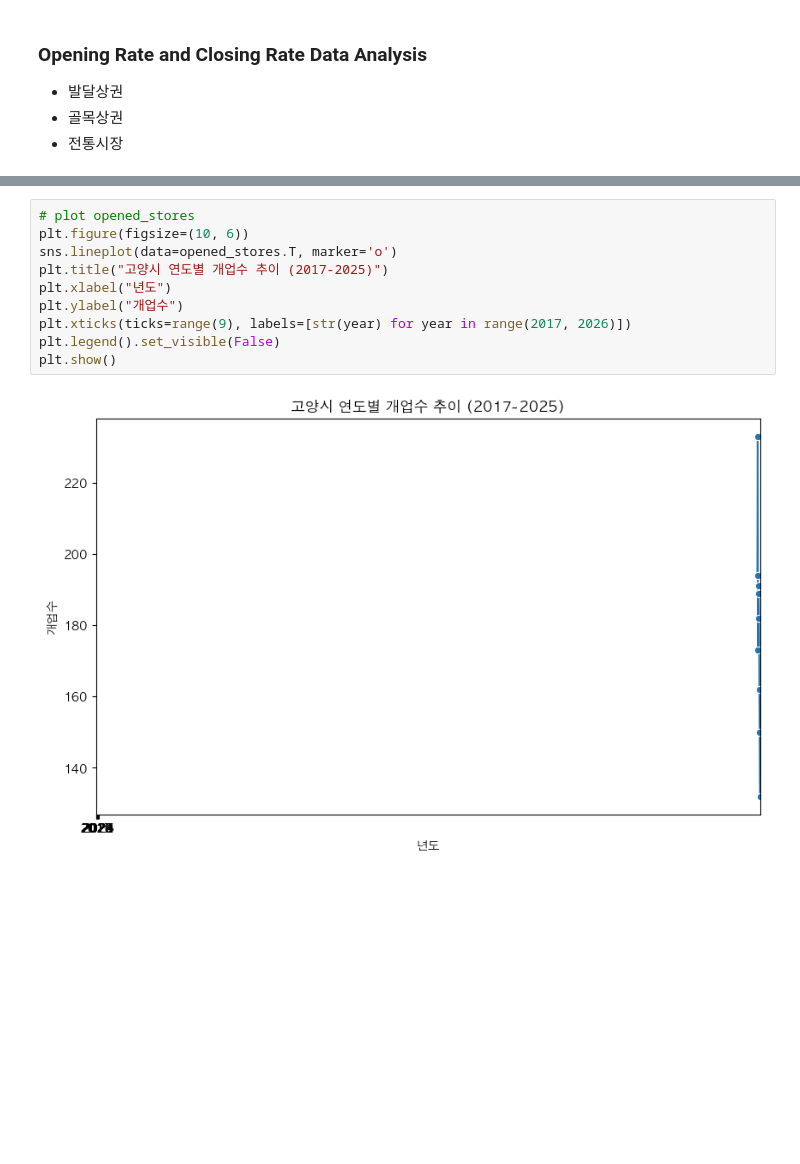
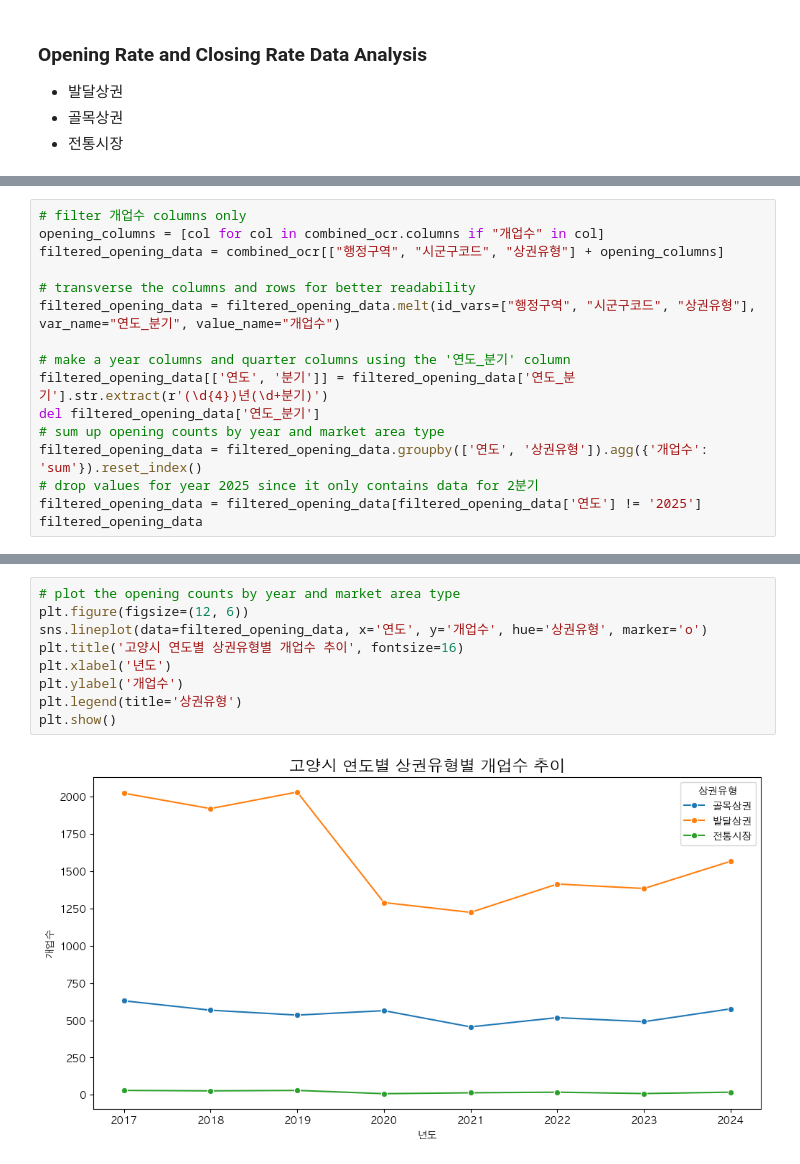
Before and after one commit to gisyun/Goyang_TradeAreaAnalysis, a Jupyter notebook: OCRateAnalysis.ipynb, the cells around one changed output, grey strips where cells are left out. Cells and saved outputs as stored; diff of their text form; blank space fills up the shorter version.

Commit message:
opening counts, opening rates, closing counts, and closing rates by year and market area type in Goyang City using line plots.

```diff
--- a/OCRateAnalysis.ipynb
+++ b/OCRateAnalysis.ipynb
@@ -321,0 +130,16 @@ memory usage: 188.0+ bytes
+# %%
+# filter 개업수 columns only
+opening_columns = [col for col in combined_ocr.columns if "개업수" in col]
+filtered_opening_data = combined_ocr[["행정구역", "시군구코드", "상권유형"] + opening_columns]
+
+# transverse the columns and rows for better readability
+filtered_opening_data = filtered_opening_data.melt(id_vars=["행정구역", "시군구코드", "상권유형"], var_name="연도_분기", value_name="개업수")
+
+# make a year columns and quarter columns using the '연도_분기' column
+filtered_opening_data[['연도', '분기']] = filtered_opening_data['연도_분기'].str.extract(r'(\d{4})년(\d+분기)')
+del filtered_opening_data['연도_분기']
+# sum up opening counts by year and market area type
+filtered_opening_data = filtered_opening_data.groupby(['연도', '상권유형']).agg({'개업수': 'sum'}).reset_index()
+# drop values for year 2025 since it only contains data for 2분기
+filtered_opening_data = filtered_opening_data[filtered_opening_data['연도'] != '2025']
+filtered_opening_data
@@ -322,12 +164,11 @@ memory usage: 188.0+ bytes
 # %%
-# plot opened_stores
-plt.figure(figsize=(10, 6))
-sns.lineplot(data=opened_stores.T, marker='o')
-plt.title("고양시 연도별 개업수 추이 (2017-2025)")
-plt.xlabel("년도")
-plt.ylabel("개업수")
-plt.xticks(ticks=range(9), labels=[str(year) for year in range(2017, 2026)])
-plt.legend().set_visible(False)
+# plot the opening counts by year and market area type
+plt.figure(figsize=(12, 6))
+sns.lineplot(data=filtered_opening_data, x='연도', y='개업수', hue='상권유형', marker='o')
+plt.title('고양시 연도별 상권유형별 개업수 추이', fontsize=16)
+plt.xlabel('년도')
+plt.ylabel('개업수')
+plt.legend(title='상권유형')
 plt.show()
 # %% [output]
-[figure, old version]
+[figure, new version]
```
Also changed, not shown: parts of 18 cells of this notebook.
